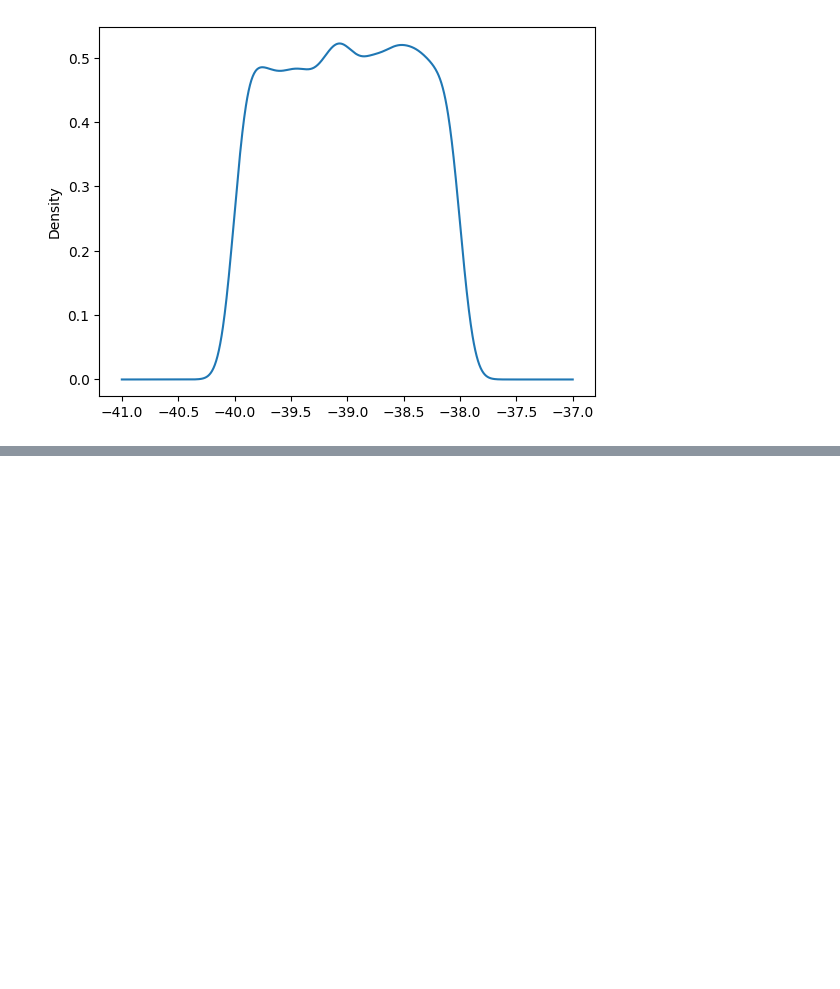
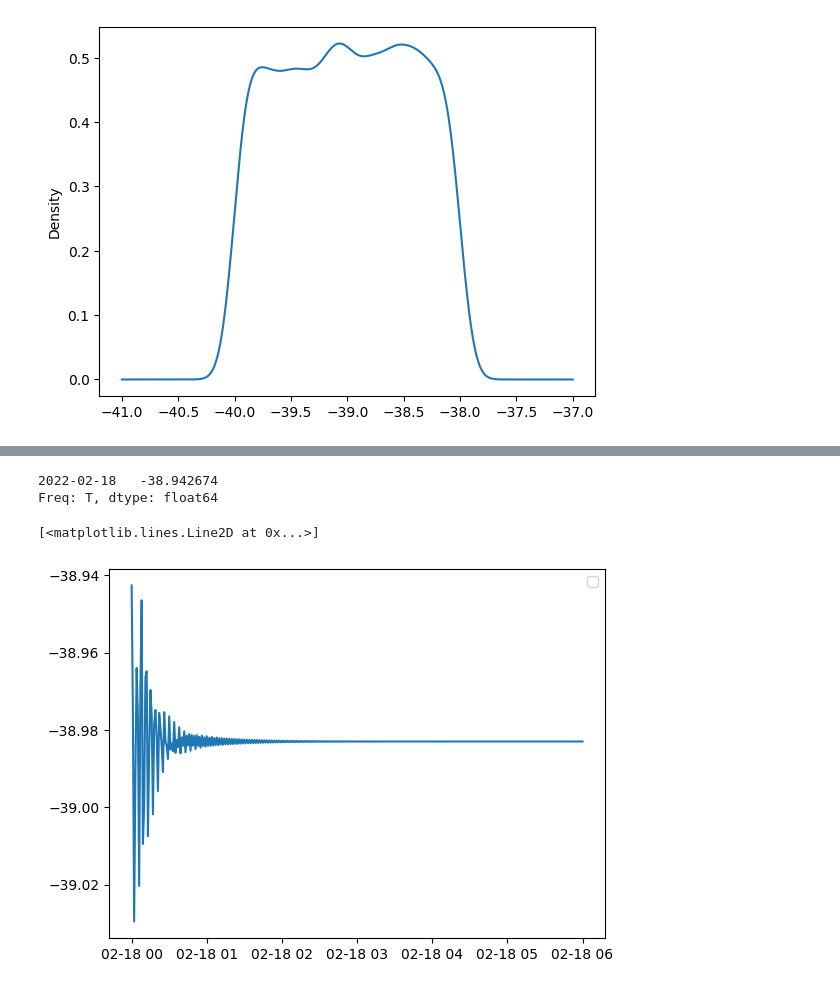
Before and after one commit to kametobu/modelos, a Jupyter notebook: medidas.ipynb, the cells around one changed output, grey strips where cells are left out. Drawn from its saved outputs; the diff is of its cells as text; code cells hidden in the pictures; blank space fills up the shorter version.

```diff
--- a/medidas.ipynb
+++ b/medidas.ipynb
@@ -92 +111,13 @@ print(ad_teorico)
+# %%
+print(arima.forecast())
+plt.legend(["Dados de Treinamento (Reais)", "Modelo ARIMA", "Previs o"])
+arima_data = arima.predict(
+    typ="levels", start="2022-02-18 00:00:00", end="2022-02-18 06:00:00"
+)
+plt.plot(arima_data)
+# %% [output]
+2022-02-18   -38.942674
+Freq: T, dtype: float64
+[<matplotlib.lines.Line2D at 0x...>]
+[figure, added]
 # %%
```
Also changed, not shown: parts of 9 cells of this notebook.
